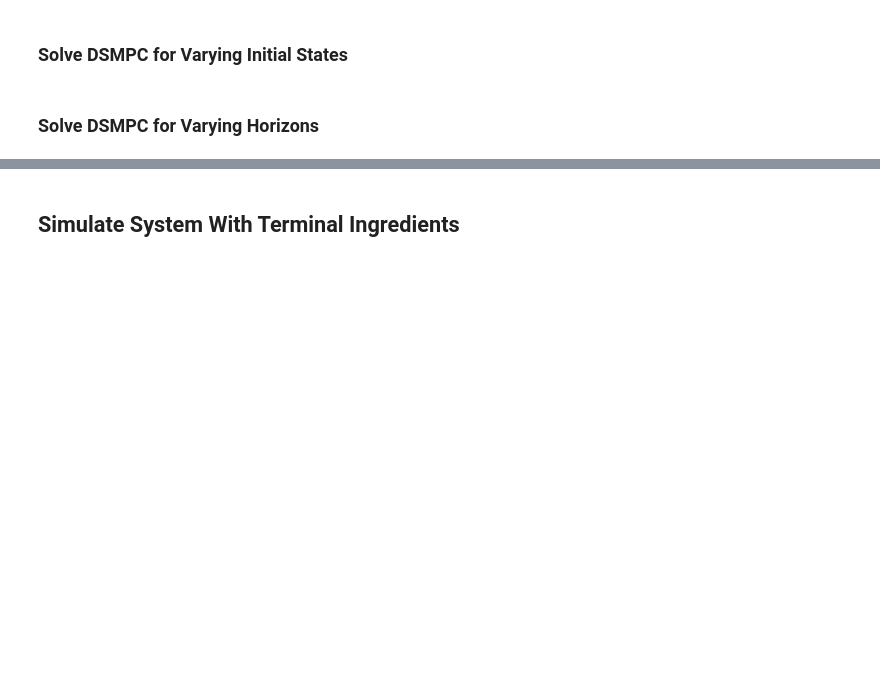
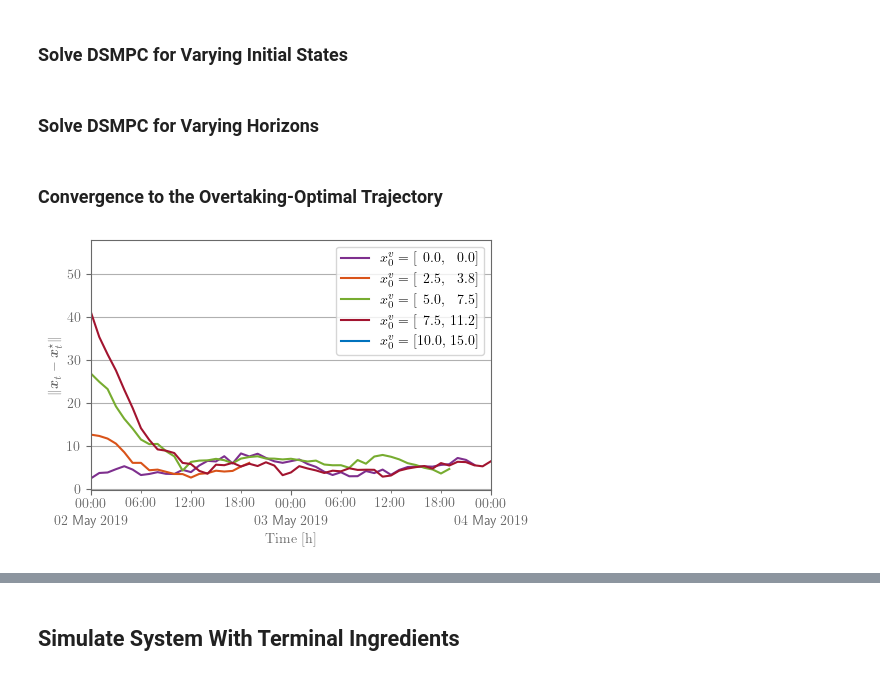
Before and after one commit to Gedlex/time-varying-RHGs, a Jupyter notebook: empc_DSMPC_sim.ipynb, the cells around one changed output, grey strips where cells are left out. Cells and saved outputs as stored; diff of their text form; code cells hidden in the pictures; blank space fills up the shorter version.

```diff
--- a/empc_DSMPC_sim.ipynb
+++ b/empc_DSMPC_sim.ipynb
@@ -120,15 +198,12 @@ u2_ol = np.full((num_horizon, num_steps, max(horizon),   sys.m), np.nan)
 
 # Simulate closed-loop system
 for i, N in enumerate(tqdm(horizon, desc='Horizons', leave=False)):
-    # Load parameters and create system
-    params2 = DSMPCParams(N=N, T=96, zeta_max=zeta_max, zeta_min=-zeta_max)
-    sys2 = LinearSystem(params2.sys)
-
     # Initialize controller
-    ctrl2 = EMPC(sys2, params2.ctrl)
+    params.ctrl.N = N
+    ctrl2 = EMPC(sys, params.ctrl)
 
     # Set initial state
-    x2[i,0,:] = np.tile(np.array([10, 15]), 10)
+    x2[i,0,:] = np.tile(np.array([7.5, 11.2]), 10)
 
     # Simulate closed-loop system
     for t in tqdm(range(num_steps),desc='   MPC', leave=False):
@@ -144,8 +219,77 @@ for i, N in enumerate(tqdm(horizon, desc='Horizons', leave=False)):
 
         # Propagate dynamics and save input
         u2[i,t,:]   = sol_u[:,0]
-        x2[i,t+1,:] = sys2.f(sol_x[:,0], sol_u[:,0], t=t).reshape((sys.n,))
+        x2[i,t+1,:] = sys.f(sol_x[:,0], sol_u[:,0], t=t).reshape((sys.n,))
+
+        # Add (bounded) disturbance
+        lb = np.vstack([params.ctrl.zeta_min[t+1,:], np.zeros(params.M)]).T.reshape(-1,1)
+        ub = np.vstack([params.ctrl.zeta_max[t+1,:], params.ctrl.q_max[t,:]]).T.reshape(-1,1)
+        x[i,t+1,:] = add_boxed_noise(x[i,t+1,:], lb, ub, noise_level=0.1)
         sleep(0.01)
 
 # Clear cell output
 clear_output()
+# %% [markdown]
+### Convergence to the Overtaking-Optimal Trajectory
+# %%
+# Set rcParams
+export = True
+plt.style.use('default') # 'seaborn-v0_8-darkgrid
+plt.rcParams['text.usetex'] = True
+plt.rcParams['xtick.color'] = 'dimgray'
+plt.rcParams['ytick.color'] = 'dimgray'
+plt.rcParams['axes.edgecolor'] = 'dimgray'
+plt.rcParams['axes.labelcolor'] = 'dimgray'
+plt.rcParams['lines.linewidth'] = 1.5
+plt.rcParams['text.latex.preamble'] = r"""\usepackage{bm}"""
+
+# Create time vector
+dates = [params.ctrl.start_date + pd.Timedelta(hours = h) for h in range(num_steps+1)]
+
+# Compute L2-norm
+diff_x = np.full((num_traj, num_steps+1), np.nan)
+for i in range(num_traj):
+    diff_x[i,:] = np.linalg.norm(x[i,:,:] - x_inf[2*T:2*T+num_steps+1,:], axis=1)
+
+# Create colormap
+colors = lambda i: ["#0072BD", "#A2142F", "#77AC30", "#D95319", "#7E2F8E", "#4DBEEE", "#EDB120"][i % 7]
+
+# Create figure
+fig, axs = plt.subplots(1, 1, figsize=(12, 4), layout='constrained')
+
+# Plot trajectories without terminal constraints
+for i in range(num_traj):
+    label_name = np.array2string(x_0[i][0:2], separator=',\,', formatter={'float_kind':lambda x: f"{x:4.1f}".replace(' ', r'\phantom{0}')})
+    axs.plot(dates, diff_x[i,:], color=colors(num_traj-i-1), linestyle='-', label=f'$x_0^v = {label_name}$')
+
+# Add labels
+axs.set_ylabel(r"$\|\bm{x}_t - \bm{x}_t^\star\|$")
+axs.set_xlabel(r'\rmfamily{Time [h]}')
+
+# Set major and minor ticks
+plt.rcParams['timezone'] = dates[0].tz.zone
+axs.xaxis.set_major_locator(mdates.DayLocator(interval=1))
+axs.xaxis.set_minor_locator(mdates.HourLocator(byhour=[6,12,18]))
+axs.xaxis.set_major_formatter(mdates.DateFormatter(r'%H:%M\\%d %b %Y'))
+axs.xaxis.set_minor_formatter(mdates.DateFormatter(r'%H:%M'))
+
+# Set axis limits
+axs.set_xlim([dates[0], dates[-1]])
+
+# Set grid
+axs.yaxis.grid(True)
+axs.xaxis.grid(False)
+# axs.set_yscale('log')
+
+# Align labels
+fig.align_labels()
+
+# Plot legend
+axs.legend(loc='best')
+
+# Export figure
+if export:
+    fig = adjust_margins(fig, width=4, height=2.5, wspace=1.1)
+    fig.savefig(f"figures/figure_asymptotic_convergence_L2norm.pdf")
+# %% [output]
+[figure, added]
```
Also changed, not shown: parts of 10 cells of this notebook, 3 other files.
